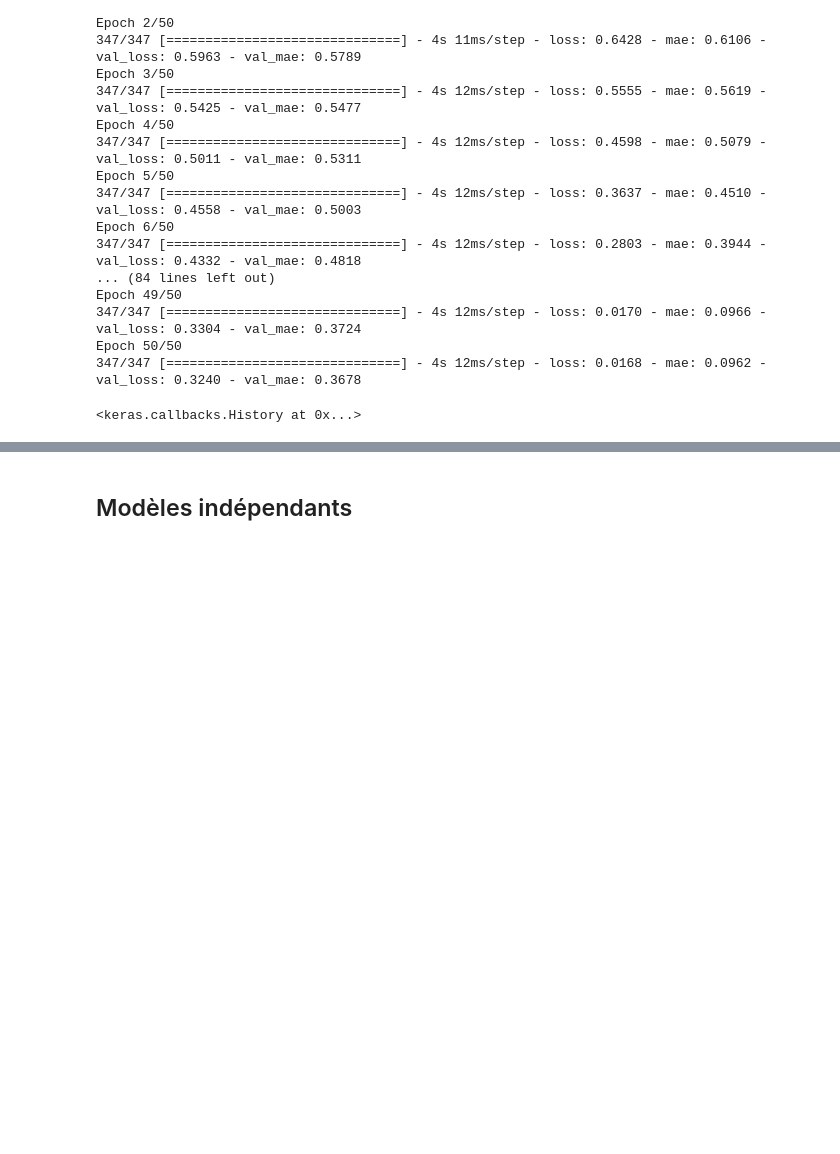
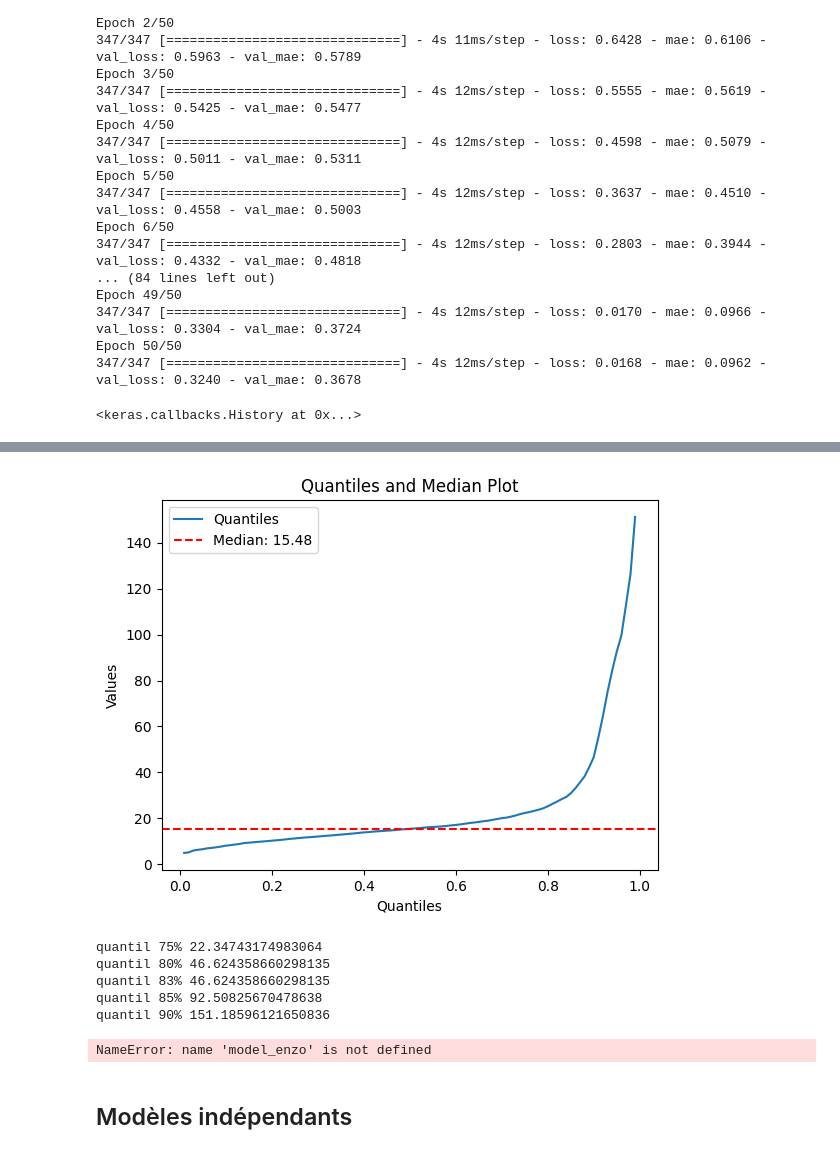
Before and after one commit to valent33/GAN_poke_deep, a Jupyter notebook: stats.ipynb, the cells around one changed output, grey strips where cells are left out. Saved outputs shown, nothing was run; the diff lists cells and outputs as text; code cells hidden in the pictures; blank space fills up the shorter version.

```diff
--- a/stats.ipynb
+++ b/stats.ipynb
@@ -424,5 +534,48 @@ Epoch 50/50
+# %%
+import numpy as np
+import matplotlib.pyplot as plt
+
+
+
+# Calculate the quantiles
+quantiles = np.arange(0.01, 1.0, 0.01)
+values = np.quantile(diffs, quantiles)
+
+# Plot the quantiles as a curve
+plt.plot(quantiles, values, label='Quantiles')
+
+# Plot the median as a horizontal line
+median = np.median(diffs)
+plt.axhline(y=median, color='r', linestyle='--', label=f'Median: {median:.2f}')
+
+# Add labels, title, and legend
+plt.xlabel('Quantiles')
+plt.ylabel('Values')
+plt.title('Quantiles and Median Plot')
+plt.legend()
+
+# Show the plot
+plt.show()
+# %% [output]
+[figure, added]
+# %%
+#quantil 75% 90 95 99 of diffs
+print("quantil 75%",np.quantile(diffs,0.75))
+print("quantil 80%",np.quantile(diffs,0.90))
+# 83
+print("quantil 83%",np.quantile(diffs,0.90))
+print("quantil 85%",np.quantile(diffs,0.95))
+print("quantil 90%",np.quantile(diffs,0.99))
+# %% [output]
+quantil 75% 22.34743174983064
+quantil 80% 46.624358660298135
+quantil 83% 46.624358660298135
+quantil 85% 92.50825670478638
+quantil 90% 151.18596121650836
 # %%
-model_enzo.save('model_enzo.h5')
+model_enzo.save('model_statistiques.h5')
+# %% [output]
+NameError: name 'model_enzo' is not defined
 # %% [markdown]
 ## Modèles indépendants
 # %%
```
Also changed, not shown: parts of 7 cells of this notebook.
